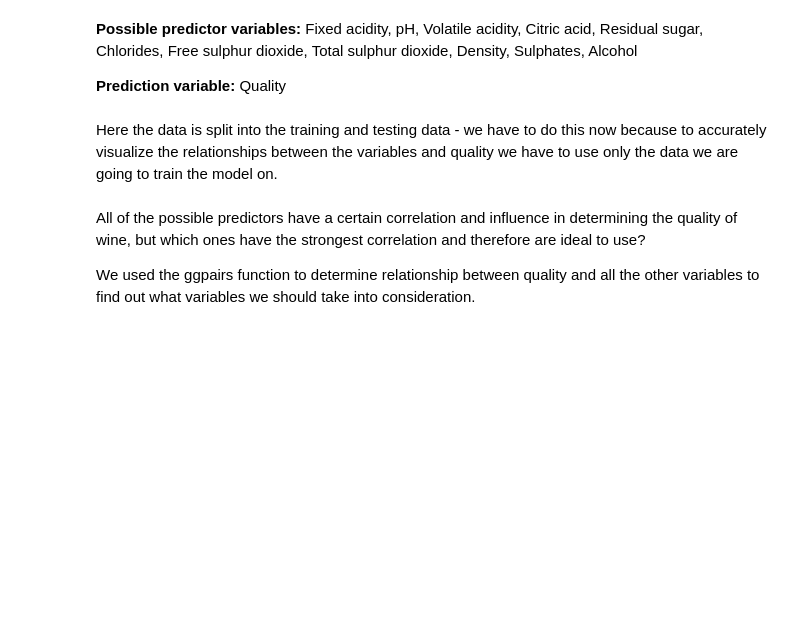
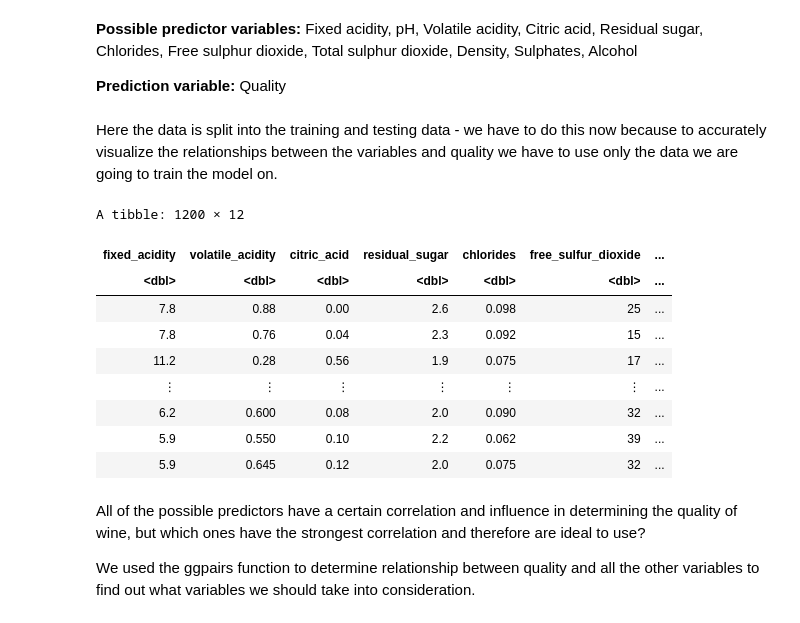
Before and after one commit to owen-smlth/dsci100group44, a Jupyter notebook: groupprojectproposal.ipynb, the cells around one changed output. Drawn from its saved outputs; the diff is of its cells as text; code cells hidden in the pictures; blank space fills up the shorter version.

```diff
--- a/groupprojectproposal.ipynb
+++ b/groupprojectproposal.ipynb
@@ -95,7 +95,19 @@ Here the data is split into the training and testing data - we have to do this n
 # %%
 wine_split <- initial_split(wine, prop = 0.75, strata = quality)
 wine_train <- training(wine_split)
 wine_test <- testing(wine_split)
+wine_train
+# %% [output]
+A tibble: 1200 × 12
+| fixed_acidity | volatile_acidity | citric_acid | residual_sugar | chlorides | free_sulfur_dioxide | ... |
+| <dbl> | <dbl> | <dbl> | <dbl> | <dbl> | <dbl> | ... |
+| 7.8 | 0.88 | 0.00 | 2.6 | 0.098 | 25 | ... |
+| 7.8 | 0.76 | 0.04 | 2.3 | 0.092 | 15 | ... |
+| 11.2 | 0.28 | 0.56 | 1.9 | 0.075 | 17 | ... |
+| ⋮ | ⋮ | ⋮ | ⋮ | ⋮ | ⋮ | ... |
+| 6.2 | 0.600 | 0.08 | 2.0 | 0.090 | 32 | ... |
+| 5.9 | 0.550 | 0.10 | 2.2 | 0.062 | 39 | ... |
+| 5.9 | 0.645 | 0.12 | 2.0 | 0.075 | 32 | ... |
 # %% [markdown]
 All of the possible predictors have a certain correlation and influence in determining the quality of wine, but which ones have the strongest correlation and therefore are ideal to use?
 
```
